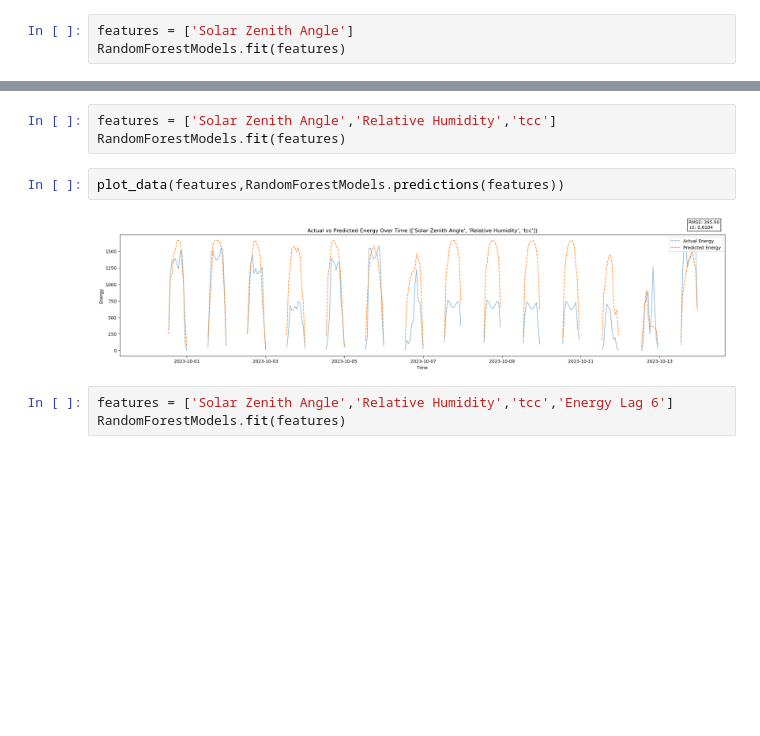
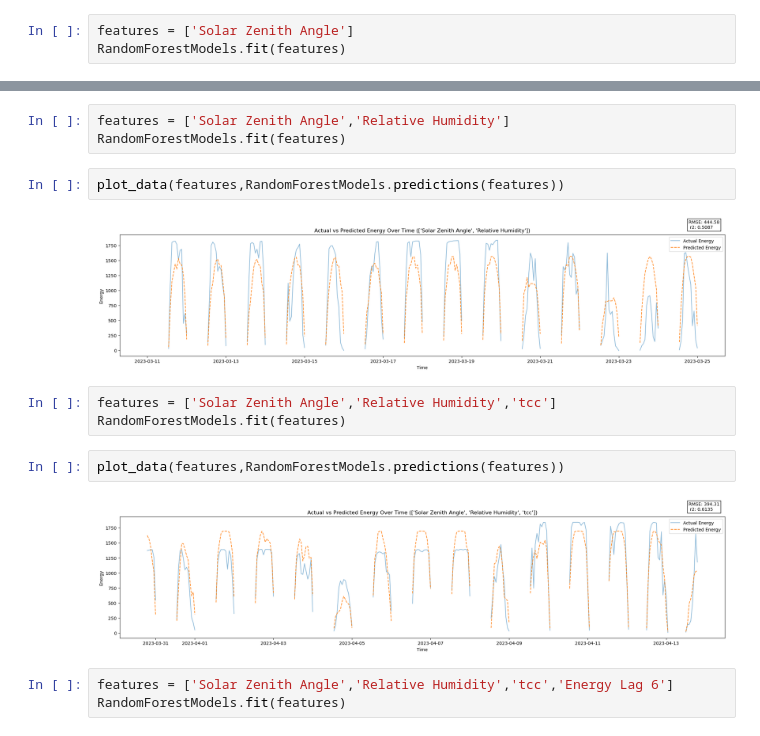
Before and after one commit to jjvillarreal28-maker/fall-2025-predicting-solar-power-generation, a Jupyter notebook: Models/9068_ForestModels.ipynb, the cells around one changed output, grey strips where cells are left out. Saved outputs shown, nothing was run; the diff lists cells and outputs as text; blank space fills up the shorter version.

Commit message:
Forest Model Validation

```diff
--- a/Models/9068_ForestModels.ipynb
+++ b/Models/9068_ForestModels.ipynb
@@ -40,10 +40,17 @@ plot_data(features,RandomForestModels.predictions(features))
+# %%
+features = ['Solar Zenith Angle','Relative Humidity']
+RandomForestModels.fit(features)
+# %%
+plot_data(features,RandomForestModels.predictions(features))
+# %% [output]
+[figure, added]
 # %%
 features = ['Solar Zenith Angle','Relative Humidity','tcc']
 RandomForestModels.fit(features)
 # %%
 plot_data(features,RandomForestModels.predictions(features))
 # %% [output]
-[figure, old version]
+[figure, new version]
 # %%
 features = ['Solar Zenith Angle','Relative Humidity','tcc','Energy Lag 6']
 RandomForestModels.fit(features)
```
Also changed, not shown: parts of 1 cell of this notebook.
